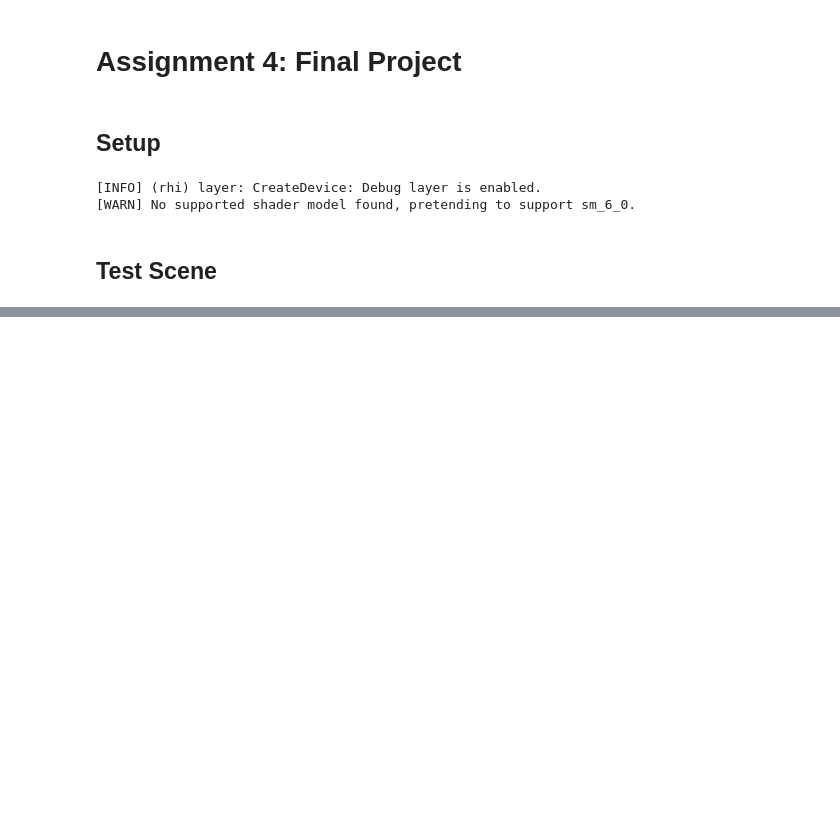
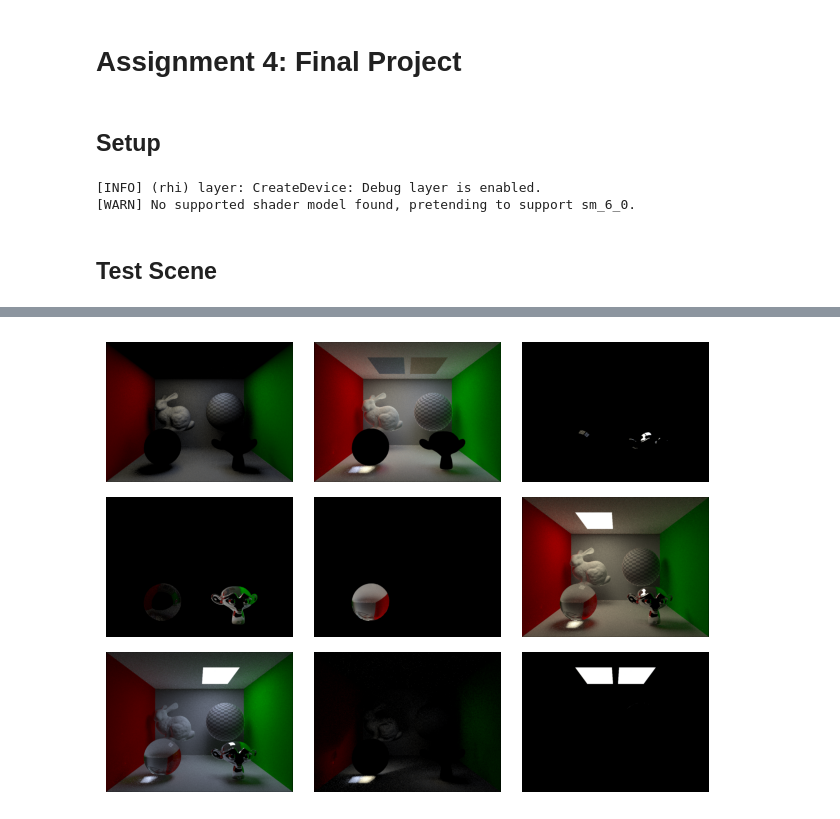
Before and after one commit to scottdmilner/cs248a-asst4, a Jupyter notebook: notebooks/assignment4/final.ipynb, the cells around one changed output, grey strips where cells are left out. Drawn from its saved outputs; the diff is of its cells as text; code cells hidden in the pictures; blank space fills up the shorter version.

```diff
--- a/notebooks/assignment4/final.ipynb
+++ b/notebooks/assignment4/final.ipynb
@@ -314,5 +316,5 @@ NativeNDBuffer(
 # %%
-spp = 32
+spp = 64
 renderer.clear_render_target()
 for i in tqdm(range(spp)):
     renderer.render_step(
@@ -357,0 +361,12 @@ plt.show()
+# %%
+fig, axes = plt.subplots(3,3)
+
+for i, axx in enumerate(axes):
+    for j, ax in enumerate(axx):
+        ax.imshow(np.clip(np.flipud(tone_mapping(reshaped[3*i+j], exposure_time=1.0)), 0, 1))
+        ax.axis('off')
+
+plt.tight_layout()
+plt.show()
+# %% [output]
+[figure, added]
```
Also changed, not shown: parts of 4 cells of this notebook, 5 other files.
